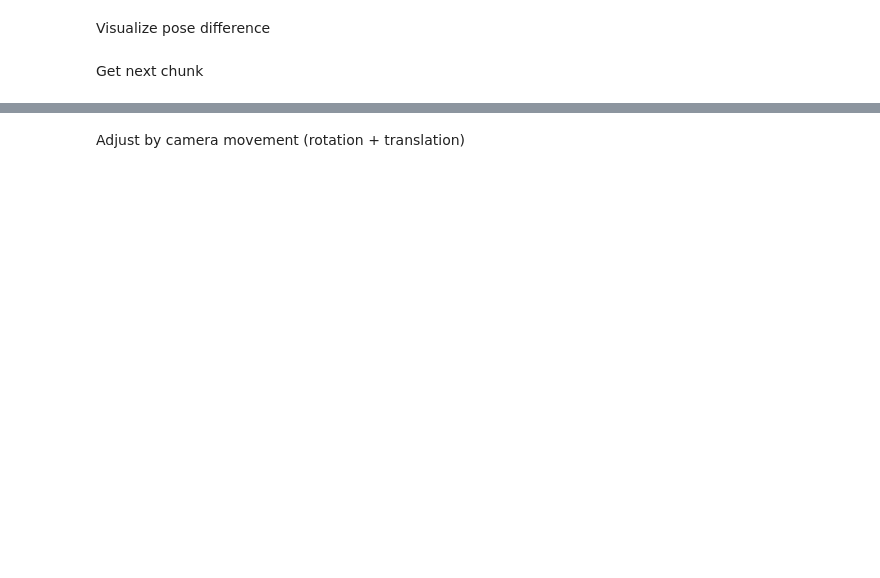
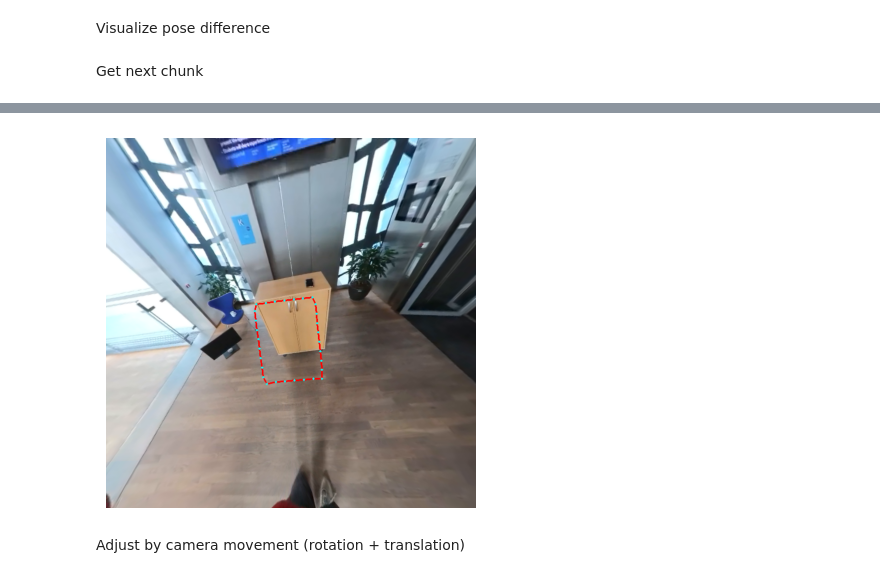
Before and after one commit to ruetzmax/instruct360, a Jupyter notebook: track_object_pose.ipynb, the cells around one changed output, grey strips where cells are left out. Saved outputs shown, nothing was run; the diff lists cells and outputs as text; code cells hidden in the pictures; blank space fills up the shorter version.

```diff
--- a/track_object_pose.ipynb
+++ b/track_object_pose.ipynb
@@ -259,3 +259,15 @@ display_image(new_contour_overlay)
+# %%
+# compare against next frame
+new_contour_overlay = next_next_image_chunk.image.copy()
+new_contour = new_contour_points_2d.reshape(-1, 2).astype(np.int32)
+cv2.polylines(new_contour_overlay, [new_contour], isClosed=True, color=(255, 0, 0), thickness=2)
+
+for pt in new_contour:
+    cv2.circle(new_contour_overlay, tuple(pt), 2, (0, 255, 255), -1)
+
+display_image(new_contour_overlay)
+# %% [output]
+[figure, added]
 # %% [markdown]
 Adjust by camera movement (rotation + translation)
 # %%
```
Also changed, not shown: parts of 8 cells of this notebook.
